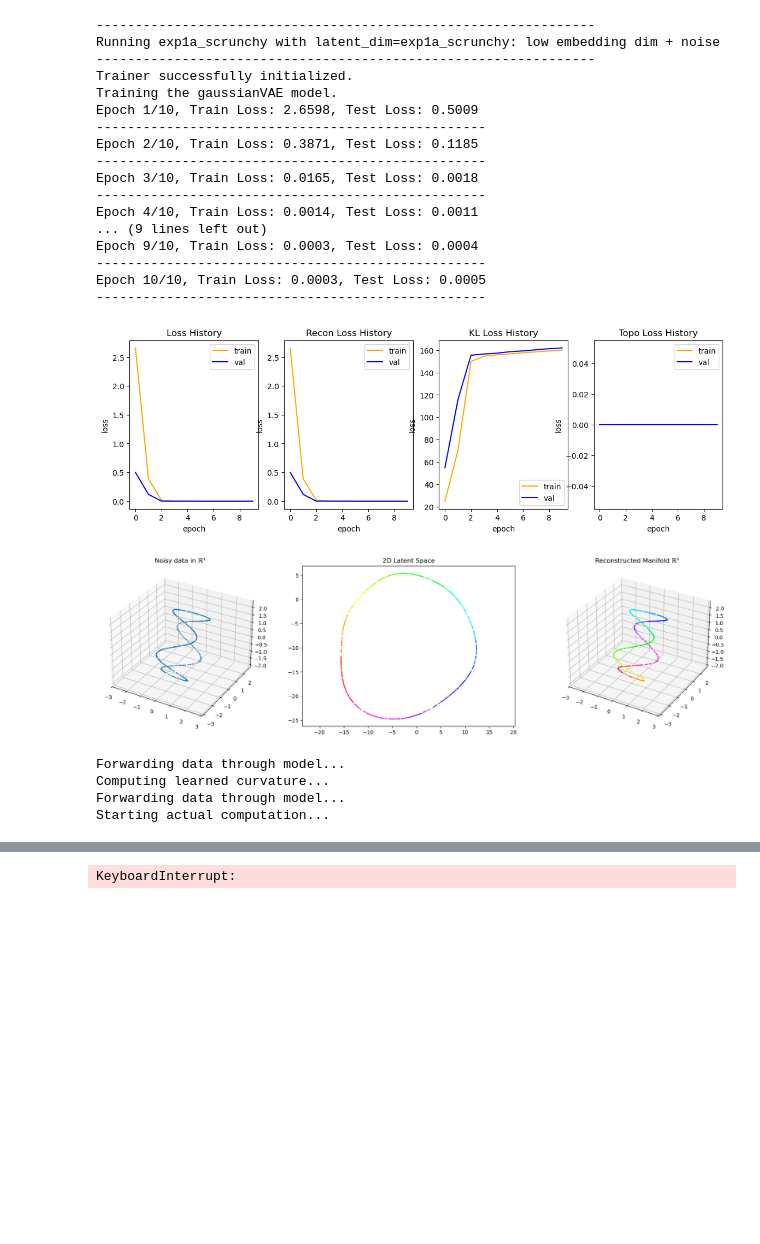
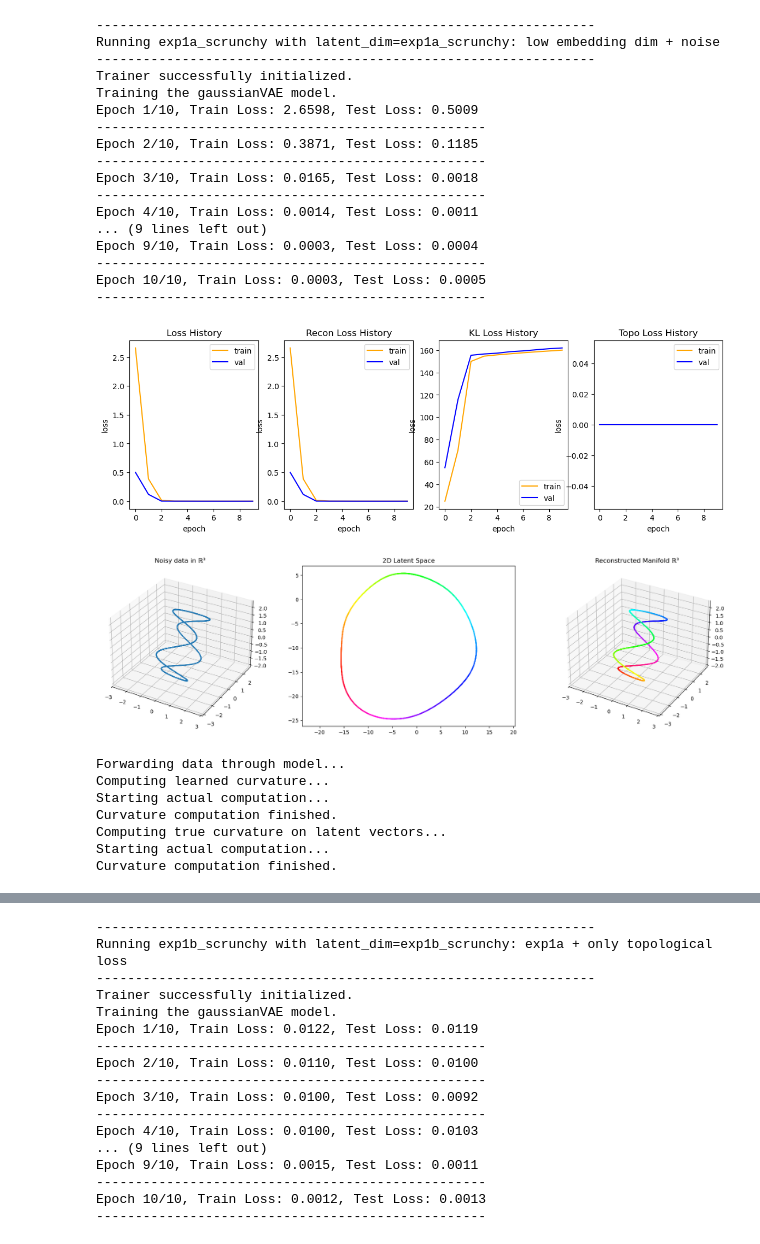
Before and after one commit to graeps/TopoGeoAEs, a Jupyter notebook: experiments/scrunchy_experiments.ipynb, the cells around one changed output, grey strips where cells are left out. Drawn from its saved outputs; the diff is of its cells as text; code cells hidden in the pictures; blank space fills up the shorter version.

```diff
--- a/experiments/scrunchy_experiments.ipynb
+++ b/experiments/scrunchy_experiments.ipynb
@@ -22,38 +22,40 @@ np.random.seed(42)
 # %%
 for name, config in all_configs.items():
     print("----------------------------------------------------------------")
     print(f"Running {name} with latent_dim={config.experiment}")
     print("----------------------------------------------------------------")
     data_loader = dataloader.load_synthetic_ds(config)
     train_loader, test_loader = data_loader
     vae_model = model.EuclideanVAE(config)
     optimizer = optim.Adam(vae_model.parameters(), lr=config.learning_rate)
     history = trainer.MVAETrainer(vae_model, data_loader, optimizer, config).train()
     utils.show_training_history(history)
-    utils.plot_data_latents_recon(vae_model, test_loader, "cpu", 6000)
-    utils.plot_empiric_curvature(config=config, model=vae_model, test_loader=train_loader)
-    utils.plot_empiric_curvature(config=config, model=vae_model, test_loader=test_loader)
+    utils.plot_data_latents_recon(vae_model, train_loader, "cpu", 6000)
+    utils.plot_empiric_curvature(config=config, model=vae_model, data_loader=train_loader)
 # %% [output]
 ----------------------------------------------------------------
 Running exp1a_scrunchy with latent_dim=exp1a_scrunchy: low embedding dim + noise
 ----------------------------------------------------------------
 Trainer successfully initialized.
 Training the gaussianVAE model.
 Epoch 1/10, Train Loss: 2.6598, Test Loss: 0.5009
 --------------------------------------------------
 Epoch 2/10, Train Loss: 0.3871, Test Loss: 0.1185
 --------------------------------------------------
 Epoch 3/10, Train Loss: 0.0165, Test Loss: 0.0018
 --------------------------------------------------
 Epoch 4/10, Train Loss: 0.0014, Test Loss: 0.0011
 ... (9 lines left out)
 Epoch 9/10, Train Loss: 0.0003, Test Loss: 0.0004
 --------------------------------------------------
 Epoch 10/10, Train Loss: 0.0003, Test Loss: 0.0005
 --------------------------------------------------
 [figure]
-[figure, old version]
+[figure, new version]
 Forwarding data through model...
 Computing learned curvature...
-Forwarding data through model...
 Starting actual computation...
+Curvature computation finished.
+Computing true curvature on latent vectors...
+Starting actual computation...
+Curvature computation finished.
@@ -60 +63,17 @@ Starting actual computation...
-KeyboardInterrupt:
+----------------------------------------------------------------
+Running exp1b_scrunchy with latent_dim=exp1b_scrunchy: exp1a + only topological loss
+----------------------------------------------------------------
+Trainer successfully initialized.
+Training the gaussianVAE model.
+Epoch 1/10, Train Loss: 0.0122, Test Loss: 0.0119
+--------------------------------------------------
+Epoch 2/10, Train Loss: 0.0110, Test Loss: 0.0100
+--------------------------------------------------
+Epoch 3/10, Train Loss: 0.0100, Test Loss: 0.0092
+--------------------------------------------------
+Epoch 4/10, Train Loss: 0.0100, Test Loss: 0.0103
+... (9 lines left out)
+Epoch 9/10, Train Loss: 0.0015, Test Loss: 0.0011
+--------------------------------------------------
+Epoch 10/10, Train Loss: 0.0012, Test Loss: 0.0013
+--------------------------------------------------
```
Also changed, not shown: parts of 1 cell of this notebook, 5 other files.
